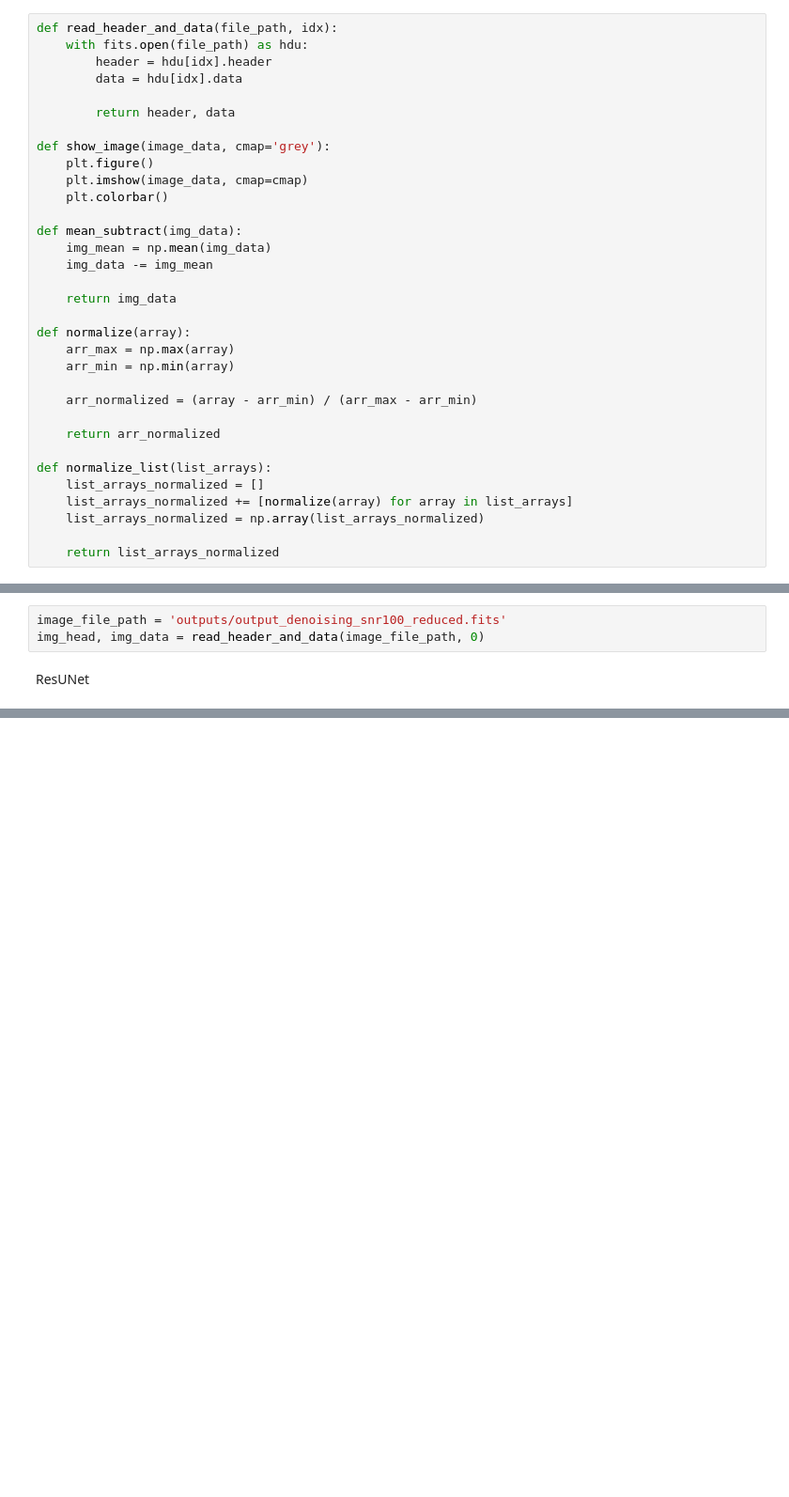
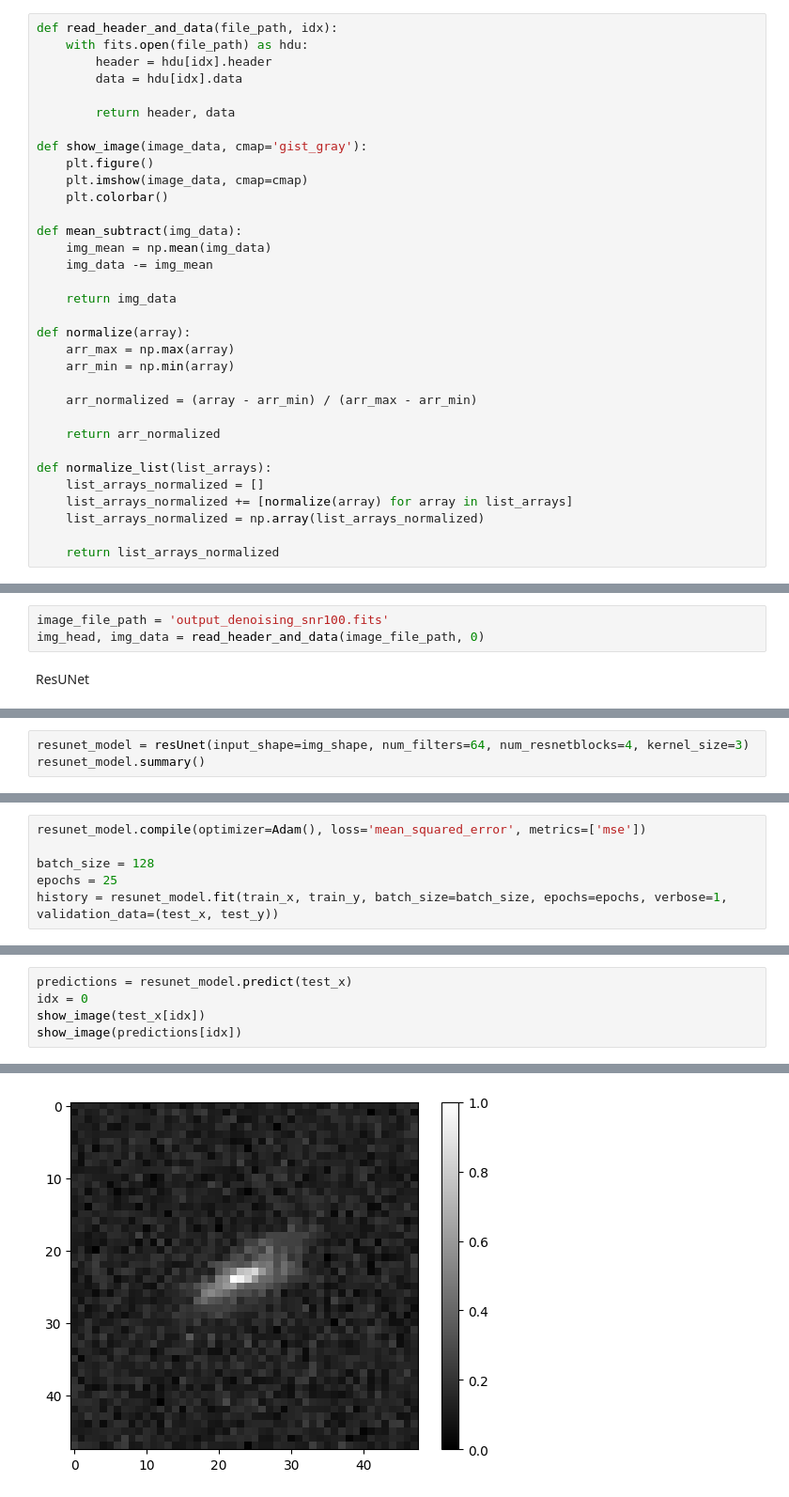
Before and after one commit to hugobbi/galaxy-deconvolution, a Jupyter notebook: src/nn_deconvolution.ipynb, the cells around one changed output, grey strips where cells are left out. Shown at 94% size. Cells and saved outputs as stored; diff of their text form; blank space fills up the shorter version.

Commit message:
ResUNet denoiser working

```diff
--- a/src/nn_deconvolution.ipynb
+++ b/src/nn_deconvolution.ipynb
@@ -32,7 +22,7 @@ def read_header_and_data(file_path, idx):
 
         return header, data
 
-def show_image(image_data, cmap='grey'):
+def show_image(image_data, cmap='gist_gray'):
     plt.figure()
     plt.imshow(image_data, cmap=cmap)
     plt.colorbar()
@@ -62,7 +52,7 @@ def normalize_list(list_arrays):
 # %% [markdown]
 Opening denoising data
 # %%
-image_file_path = 'outputs/output_denoising_snr100_reduced.fits'
+image_file_path = 'output_denoising_snr100.fits'
 img_head, img_data = read_header_and_data(image_file_path, 0)
 # %% [markdown]
 ResUNet
@@ -183,0 +146,3 @@ ________________________________________________________________________________
+# %%
+resunet_model = resUnet(input_shape=img_shape, num_filters=64, num_resnetblocks=4, kernel_size=3)
+resunet_model.summary()
@@ -183,0 +167,6 @@ ________________________________________________________________________________
+# %%
+resunet_model.compile(optimizer=Adam(), loss='mean_squared_error', metrics=['mse'])
+
+batch_size = 128
+epochs = 25
+history = resunet_model.fit(train_x, train_y, batch_size=batch_size, epochs=epochs, verbose=1, validation_data=(test_x, test_y))
@@ -183,0 +191,6 @@ ________________________________________________________________________________
+# %%
+predictions = resunet_model.predict(test_x)
+idx = 0
+show_image(test_x[idx])
+show_image(predictions[idx])
+# %% [output]
@@ -183,0 +198 @@ ________________________________________________________________________________
+[figure, added]
```
Also changed, not shown: parts of 9 cells of this notebook.
